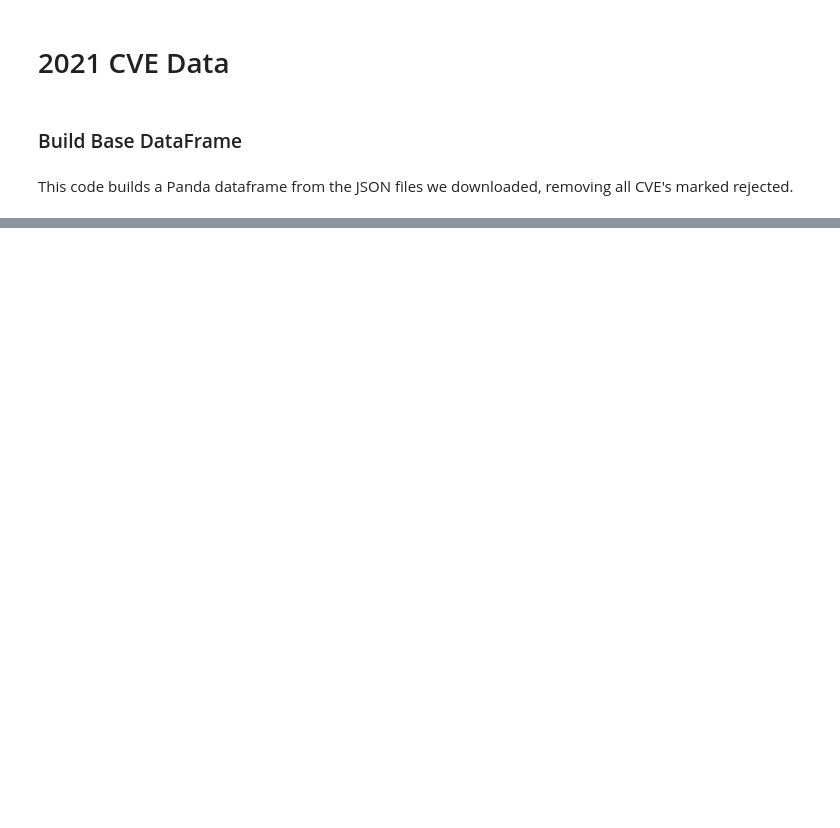
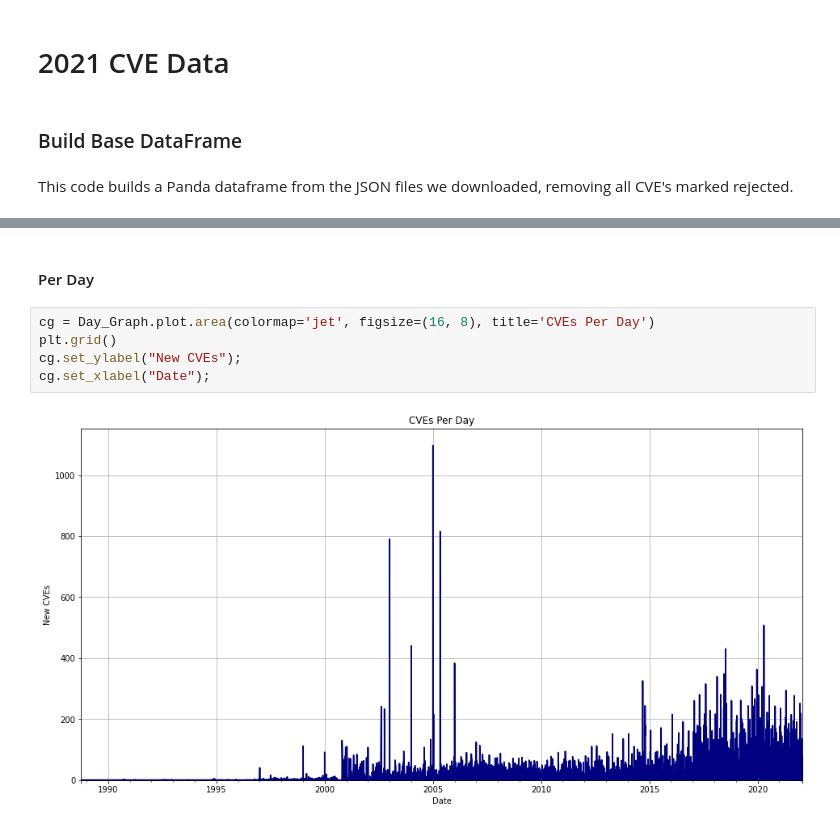
Before and after one commit to jgamblin/monthlyCVEStats, a Jupyter notebook: AllData.ipynb, the cells around one changed output, grey strips where cells are left out. Saved outputs shown, nothing was run; the diff lists cells and outputs as text; blank space fills up the shorter version.

```diff
--- a/AllData.ipynb
+++ b/AllData.ipynb
@@ -159,3 +191,12 @@ nvd['Published'].value_counts().head(20).to_csv("topdays.csv")
+# %% [markdown]
+#### Per Day
+# %%
+cg = Day_Graph.plot.area(colormap='jet', figsize=(16, 8), title='CVEs Per Day')
+plt.grid()
+cg.set_ylabel("New CVEs");
+cg.set_xlabel("Date");
+# %% [output]
+[figure, added]
 # %%
 nvd['BaseScore'] = pd.to_numeric(nvd['BaseScore']);
 nvd['BaseScore'] = nvd['BaseScore'].replace(0, np.NaN);
```
Also changed, not shown: parts of 26 cells of this notebook, 9 other files.
